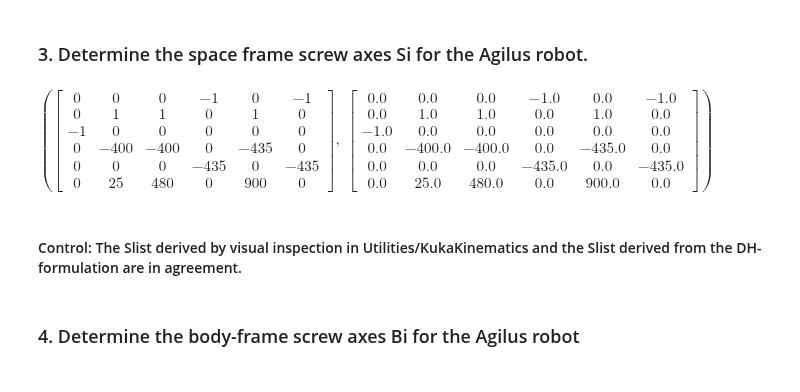
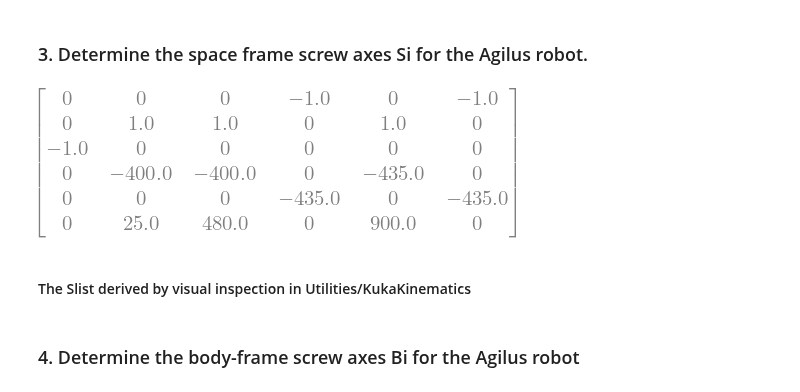
Before and after one commit to BirkHveding/RobotTek, a Jupyter notebook: Task_2.ipynb, the cells around one changed output. Cells and saved outputs as stored; diff of their text form; code cells hidden in the pictures.

```diff
--- a/Task_2.ipynb
+++ b/Task_2.ipynb
@@ -48,31 +53,12 @@ $\displaystyle \left( \left[\begin{matrix}1 & 0 & 0 & 980\\0 & 1 & 0 & 0\\0 & 0
 #### To compansate for the additional rotation of pi/2 in the table, we rotate the third joint with -pi/2 to get the zero-state configuration. As M represent the transformation matrix from the {s} frame to the end effector, and since the table from task one only represent the parameters of each joint, we add an additional T from the n'th link to the end-effector.
 # %% [markdown]
 ### 3. Determine the space frame screw axes Si for the Agilus robot.
-# %%
-Ai = sp.Matrix([[0,-1,0,0],[1,0,0,0],[0,0,0,0],[0,0,0,0]]) # This is a given matrix due to revolute joints
-
-om = sp.zeros(3,6)
-om1 = om[:, 0] = Tsi[0][:3, 2]
-om2 = om[:, 1] = Tsi[1][:3, 2]
-om3 = om[:, 2] = Tsi[2][:3, 2]
-om4 = om[:, 3] = Tsi[3][:3, 2]
-om5 = om[:, 4] = Tsi[4][:3, 2]
-om6 = om[:, 5] = Tsi[5][:3, 2]
-q = sp.zeros(3,6)
-q1 = q[:,0] = Tsi[0][:3, 3]
-q2 = q[:,1] = Tsi[1][:3, 3]
-q3 = q[:,2] = Tsi[2][:3, 3]
-q4 = q[:,3] = Tsi[3][:3, 3]
-q5 = q[:,4] = Tsi[4][:3, 3]
-q6 = q[:,5] = Tsi[5][:3, 3]
-
-S_sp = Slist_maker(om,q)
-
-S_sp, sp.Matrix(Slist)
-# %% [output]
-$\displaystyle \left( \left[\begin{matrix}0 & 0 & 0 & -1 & 0 & -1\\0 & 1 & 1 & 0 & 1 & 0\\-1 & 0 & 0 & 0 & 0 & 0\\0 & -400 & -400 & 0 & -435 & 0\\0 & 0 & 0 & -435 & 0 & -435\\0 & 25 & 480 & 0 & 900 & 0\end{matrix}\right], \  \left[\begin{matrix}0.0 & 0.0 & 0.0 & -1.0 & 0.0 & -1.0\\0.0 & 1.0 & 1.0 & 0.0 & 1.0 & 0.0\\-1.0 & 0.0 & 0.0 & 0.0 & 0.0 & 0.0\\0.0 & -400.0 & -400.0 & 0.0 & -435.0 & 0.0\\0.0 & 0.0 & 0.0 & -435.0 & 0.0 & -435.0\\0.0 & 25.0 & 480.0 & 0.0 & 900.0 & 0.0\end{matrix}\right]\right)$
+# %%
+sp.Matrix(Slist)
+# %% [output]
+[figure, added]
 # %% [markdown]
-####  Control: The Slist derived by visual inspection in Utilities/KukaKinematics and the Slist derived from the DH-formulation are in agreement.
+#### The Slist derived by visual inspection in Utilities/KukaKinematics
 # %% [markdown]
 ### 4. Determine the body-frame screw axes Bi for the Agilus robot
 # %%
```
Also changed, not shown: parts of 8 cells of this notebook, 4 other files.
